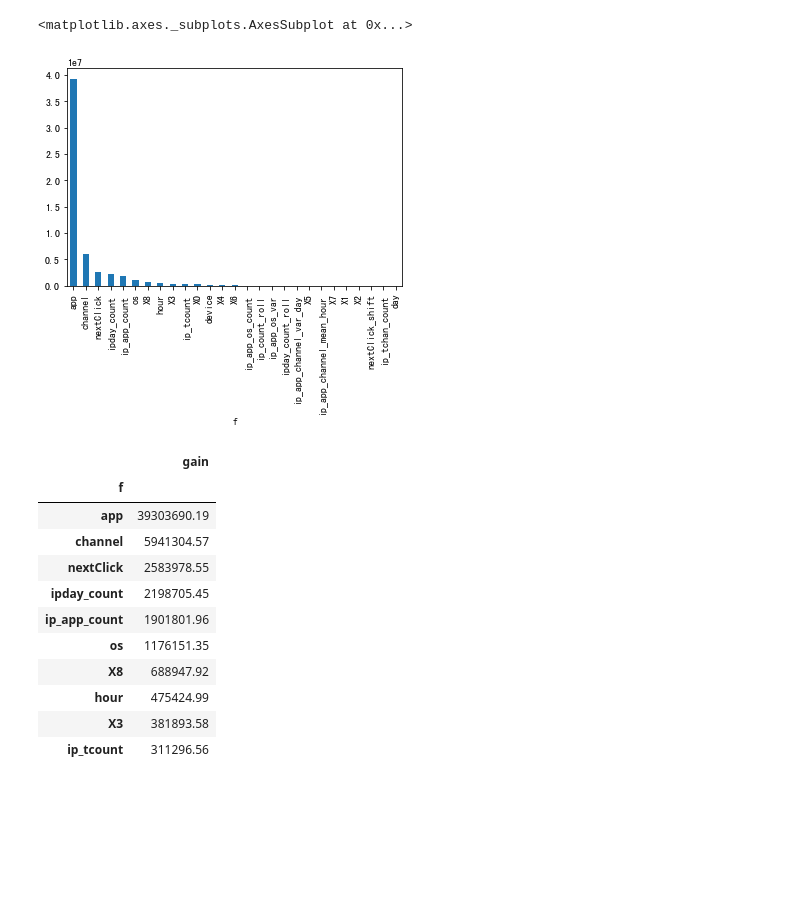
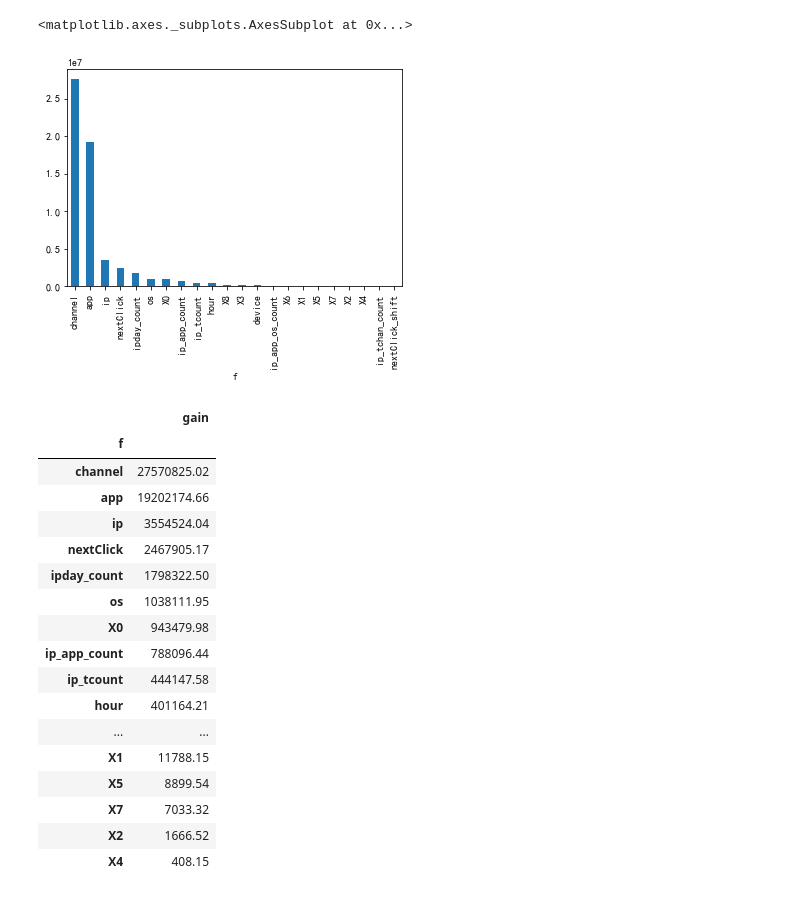
Before and after one commit to ihongChen/kaggle_AdTracking, a Jupyter notebook: src/feat_importance.ipynb, the cells around one changed output. Drawn from its saved outputs; the diff is of its cells as text; code cells hidden in the pictures; blank space fills up the shorter version.

```diff
--- a/src/feat_importance.ipynb
+++ b/src/feat_importance.ipynb
@@ -3,7 +3,7 @@ import pandas as pd
 import matplotlib.pyplot as plt
 %matplotlib inline
 # %%
-df = pd.read_csv('../find/feat_impact0.csv')
+df = pd.read_csv('../find/feat_impact11.csv')
 # %%
 df.sort_values('split',ascending=False)
 # %% [output]
@@ -55,19 +57,25 @@ df.split.sort_values(ascending=False).to_frame().head(10)
 df['gain'].sort_values(ascending=False).plot(kind='bar')
 # %% [output]
 <matplotlib.axes._subplots.AxesSubplot at 0x...>
-[figure, old version]
+[figure, new version]
 # %%
-df.gain.sort_values(ascending=False).to_frame().head(10)
+df.gain.sort_values(ascending=False).to_frame().head(20)
 # %% [output]
 |  | gain |
 | f |  |
-| app | 39303690.19 |
-| channel | 5941304.57 |
-| nextClick | 2583978.55 |
-| ipday_count | 2198705.45 |
-| ip_app_count | 1901801.96 |
-| os | 1176151.35 |
-| X8 | 688947.92 |
-| hour | 475424.99 |
-| X3 | 381893.58 |
-| ip_tcount | 311296.56 |
+| channel | 27570825.02 |
+| app | 19202174.66 |
+| ip | 3554524.04 |
+| nextClick | 2467905.17 |
+| ipday_count | 1798322.50 |
+| os | 1038111.95 |
+| X0 | 943479.98 |
+| ip_app_count | 788096.44 |
+| ip_tcount | 444147.58 |
+| hour | 401164.21 |
+| ... | ... |
+| X1 | 11788.15 |
+| X5 | 8899.54 |
+| X7 | 7033.32 |
+| X2 | 1666.52 |
+| X4 | 408.15 |
```
Also changed, not shown: parts of 4 cells of this notebook, 19 other files.
